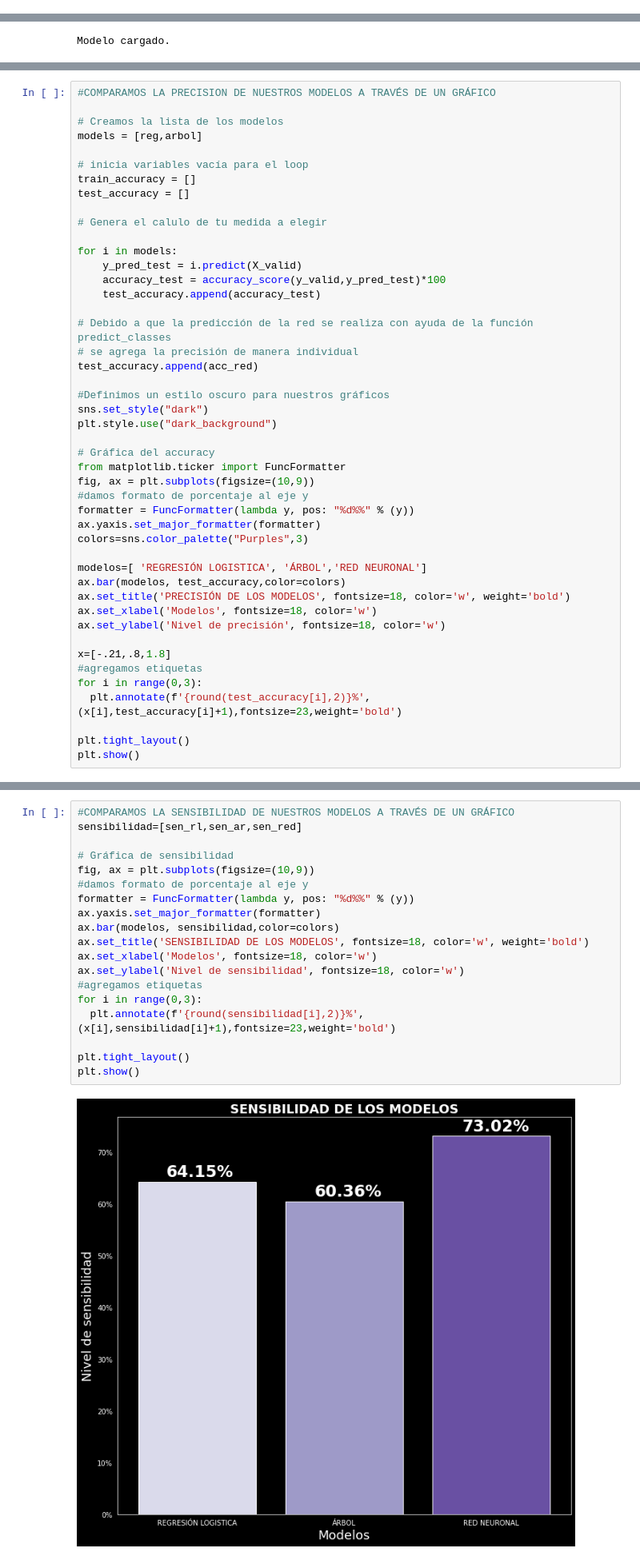
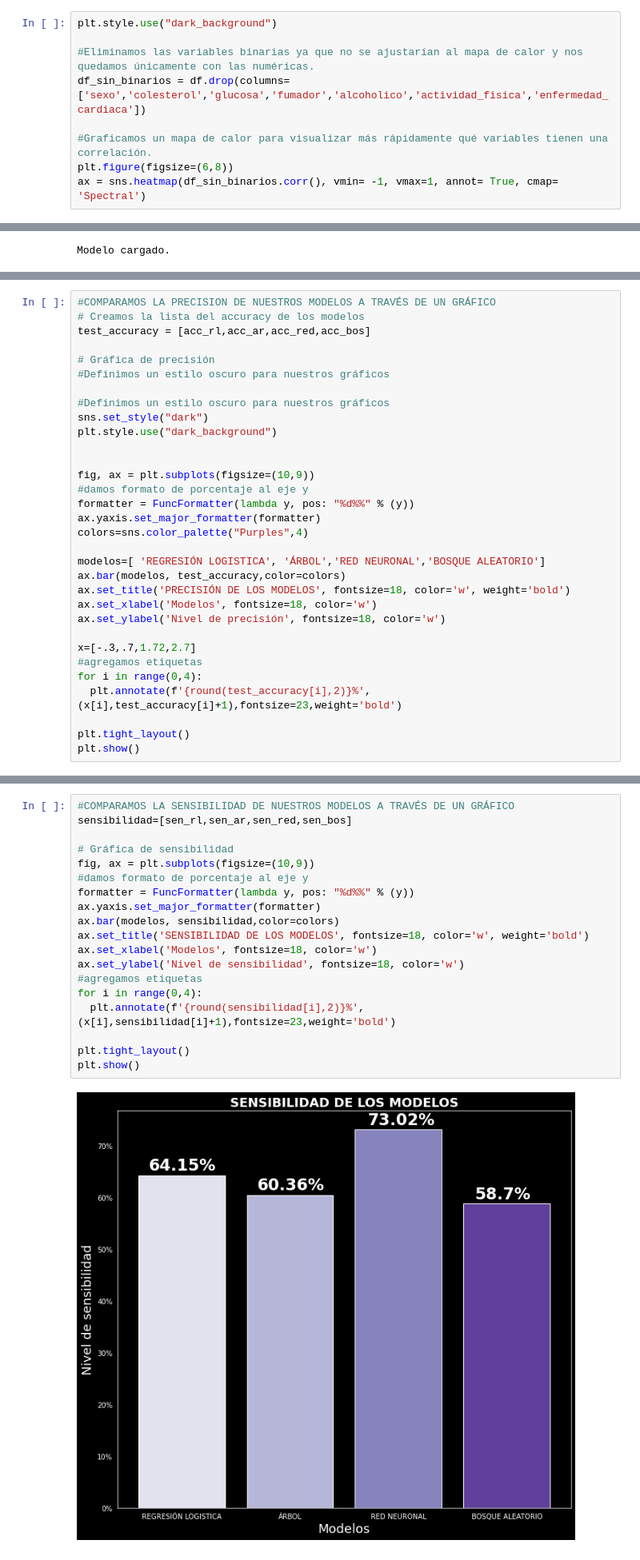
Before and after one commit to angyf/Proyecto_Final, a Jupyter notebook: modelos_finales.ipynb, the cells around one changed output, grey strips where cells are left out. Shown: that part at 80% size. Cells and saved outputs as stored; diff of their text form.

```diff
--- a/modelos_finales.ipynb
+++ b/modelos_finales.ipynb
@@ -95,0 +119,9 @@ preprocessor= ColumnTransformer(
+# %%
+plt.style.use("dark_background")
+
+#Eliminamos las variables binarias ya que no se ajustarían al mapa de calor y nos quedamos únicamente con las numéricas.
+df_sin_binarios = df.drop(columns=['sexo','colesterol','glucosa','fumador','alcoholico','actividad_fisica','enfermedad_cardiaca'])
+
+#Graficamos un mapa de calor para visualizar más rápidamente qué variables tienen una correlación.
+plt.figure(figsize=(6,8))
+ax = sns.heatmap(df_sin_binarios.corr(), vmin= -1, vmax=1, annot= True, cmap= 'Spectral')
@@ -515,46 +635,32 @@ MAE:   0.37569073890913635
 # COMPARACIÓN DE MODELOS
 # %%
 #COMPARAMOS LA PRECISION DE NUESTROS MODELOS A TRAVÉS DE UN GRÁFICO
+# Creamos la lista del accuracy de los modelos
+test_accuracy = [acc_rl,acc_ar,acc_red,acc_bos]
 
-# Creamos la lista de los modelos
-models = [reg,arbol]
-
-# inicia variables vacía para el loop
-train_accuracy = []
-test_accuracy = []
-
-# Genera el calulo de tu medida a elegir
-
-for i in models:
-    y_pred_test = i.predict(X_valid)
-    accuracy_test = accuracy_score(y_valid,y_pred_test)*100
-    test_accuracy.append(accuracy_test)
-
-# Debido a que la predicción de la red se realiza con ayuda de la función predict_classes
-# se agrega la precisión de manera individual
-test_accuracy.append(acc_red)
+# Gráfica de precisión
+#Definimos un estilo oscuro para nuestros gráficos
 
 #Definimos un estilo oscuro para nuestros gráficos
 sns.set_style("dark")
 plt.style.use("dark_background")
 
-# Gráfica del accuracy
-from matplotlib.ticker import FuncFormatter
+
 fig, ax = plt.subplots(figsize=(10,9))
 #damos formato de porcentaje al eje y
 formatter = FuncFormatter(lambda y, pos: "%d%%" % (y))
 ax.yaxis.set_major_formatter(formatter)
-colors=sns.color_palette("Purples",3)
+colors=sns.color_palette("Purples",4)
 
-modelos=[ 'REGRESIÓN LOGISTICA', 'ÁRBOL','RED NEURONAL']
+modelos=[ 'REGRESIÓN LOGISTICA', 'ÁRBOL','RED NEURONAL','BOSQUE ALEATORIO']
 ax.bar(modelos, test_accuracy,color=colors)
 ax.set_title('PRECISIÓN DE LOS MODELOS', fontsize=18, color='w', weight='bold')
 ax.set_xlabel('Modelos', fontsize=18, color='w')
 ax.set_ylabel('Nivel de precisión', fontsize=18, color='w')
 
-x=[-.21,.8,1.8]
+x=[-.3,.7,1.72,2.7]
 #agregamos etiquetas
-for i in range(0,3):
+for i in range(0,4):
   plt.annotate(f'{round(test_accuracy[i],2)}%',(x[i],test_accuracy[i]+1),fontsize=23,weight='bold')
 
 plt.tight_layout()
@@ -564,24 +670,24 @@ plt.show()
 # %%
 #COMPARAMOS LA SENSIBILIDAD DE NUESTROS MODELOS A TRAVÉS DE UN GRÁFICO
-sensibilidad=[sen_rl,sen_ar,sen_red]
+sensibilidad=[sen_rl,sen_ar,sen_red,sen_bos]
 
 # Gráfica de sensibilidad
 fig, ax = plt.subplots(figsize=(10,9))
 #damos formato de porcentaje al eje y
 formatter = FuncFormatter(lambda y, pos: "%d%%" % (y))
 ax.yaxis.set_major_formatter(formatter)
 ax.bar(modelos, sensibilidad,color=colors)
 ax.set_title('SENSIBILIDAD DE LOS MODELOS', fontsize=18, color='w', weight='bold')
 ax.set_xlabel('Modelos', fontsize=18, color='w')
 ax.set_ylabel('Nivel de sensibilidad', fontsize=18, color='w')
 #agregamos etiquetas
-for i in range(0,3):
+for i in range(0,4):
   plt.annotate(f'{round(sensibilidad[i],2)}%',(x[i],sensibilidad[i]+1),fontsize=23,weight='bold')
 
 plt.tight_layout()
 plt.show()
 # %% [output]
-[figure, old version]
+[figure, new version]
 # %%
 #COMPARAMOS LA ESPECIFICIDAD DE NUESTROS MODELOS A TRAVÉS DE UN GRÁFICO
 
```
Also changed, not shown: parts of 43 cells of this notebook.
